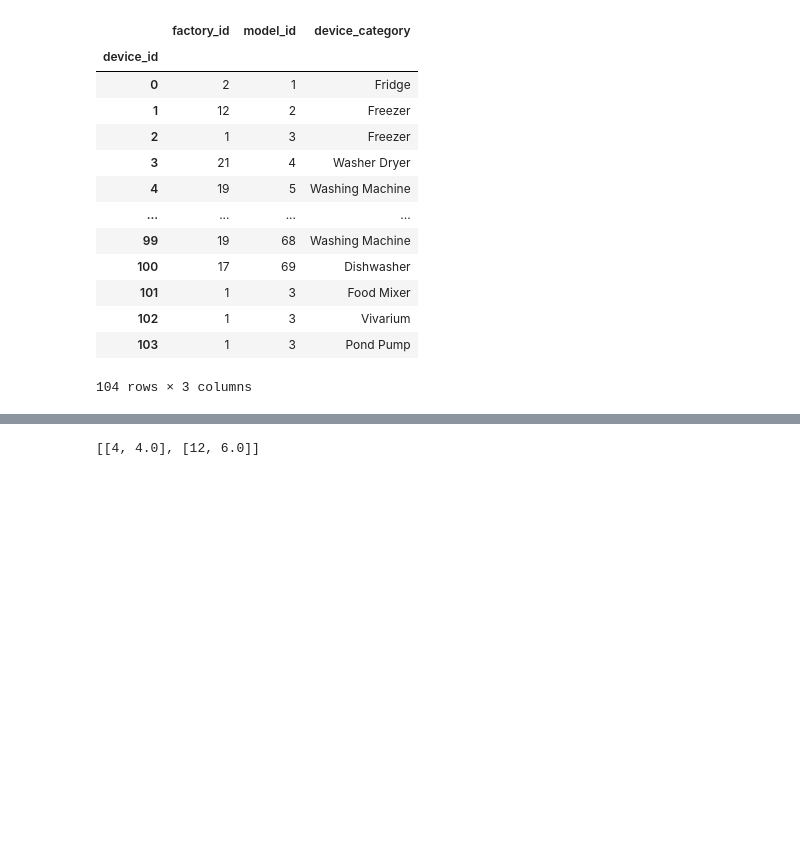
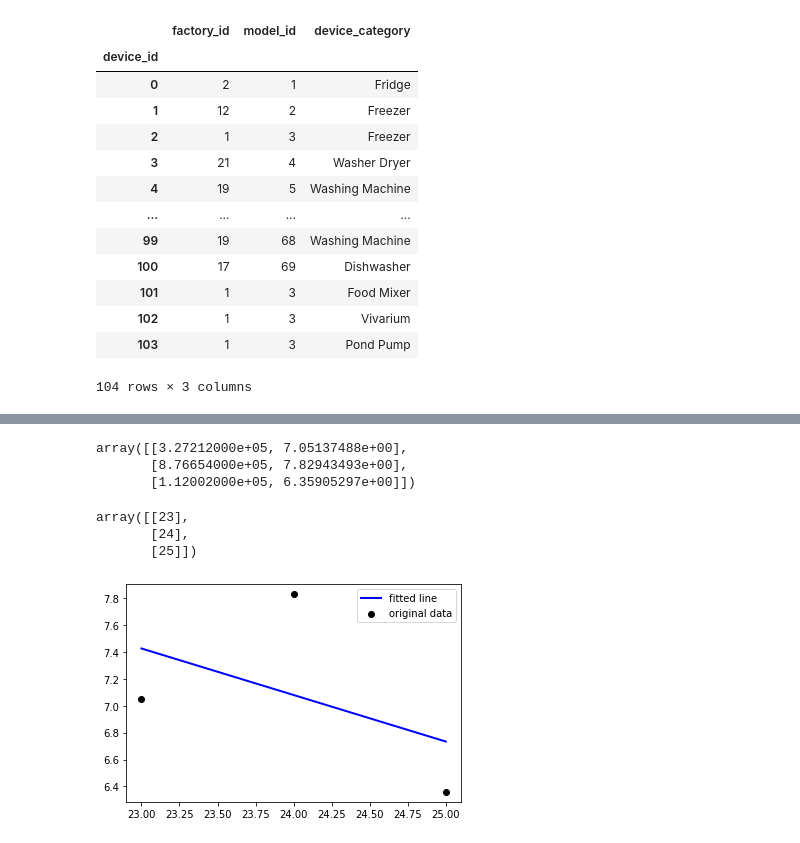
Before and after one commit to wkula/ADB_project, a Jupyter notebook: Data_insert.ipynb, the cells around one changed output, grey strips where cells are left out. Cells and saved outputs as stored; diff of their text form; code cells hidden in the pictures; blank space fills up the shorter version.

Commit message:
Visualization based on database data

```diff
--- a/Data_insert.ipynb
+++ b/Data_insert.ipynb
@@ -608,25 +667,46 @@ date_diff.reshape(-1, 1)
+# %%
+begin_date = session.query(func.min(Data.timestamp))\
+    .filter((Data.meter_sensor_id == MeterSensor.meter_sensor_id) &\
+            (MeterSensor.home_id == 1))
+begin_date = begin_date.all()[0][0]
+
+end_date = session.query(func.max(Data.timestamp))\
+    .filter((Data.meter_sensor_id == MeterSensor.meter_sensor_id) &\
+            (MeterSensor.home_id == 1))
+end_date = end_date.all()[0][0]
+
+numdays = (end_date.date() - begin_date.date()).days + 1
+
+daily_stats = np.array(selectManyDailyStatsFromHome(begin_date.strftime('%Y-%m-%d') ,end_date.strftime('%Y-%m-%d'),1))
+daily_stats
+# %% [output]
+array([[3.27212000e+05, 7.05137488e+00],
+       [8.76654000e+05, 7.82943493e+00],
+       [1.12002000e+05, 6.35905297e+00]])
+# %%
+date_list = [begin_date + datetime.timedelta(days=x) for x in range(numdays)]
+
+start_date = datetime.datetime(2013,9,16) #Earliest data in db - 2013-09-17 22:08:11.000000
+
+date_diff = [(date - start_date).days for date in date_list]
+date_diff = np.array(date_diff)
+# %% [output]
+array([[23],
+       [24],
+       [25]])
 # %%
-from sklearn import linear_model
-# slope, intercept, r_value, p_value, std_err = scipy.stats.linregress(Dev1_sum['Time'], Dev1_sum['Appliance3'])
 regr = linear_model.LinearRegression()
 
-regr.fit(date_diff.reshape(-1, 1), Dev1_sum['Appliance3'])
+regr.fit(date_diff.reshape(-1, 1), daily_stats[:,1])
 Y_predicted = regr.predict(date_diff.reshape(-1, 1))
 
 # Plot outputs
-plt.scatter(date_diff, Dev1_sum['Appliance3'],  color='black', label='original data')
-plt.plot(date_diff, Y_predicted, color='blue', linewidth=3, label='fitted line')
+plt.scatter(date_diff, daily_stats[:,1],  color='black', label='original data')
+plt.plot(date_diff, Y_predicted, color='blue', linewidth=2, label='fitted line')
 
-# plt.plot(date_diff, Dev1_sum['Appliance3'], 'o', label='original data')
-
-# plt.plot(Dev1_sum['Time'], intercept + slope*Dev1_sum['Time'], 'r', label='fitted line')
 
 plt.legend()
 
 plt.show()
+# %% [output]
+[figure, added]
-# %%
-
-
-selectManyDailyStatsFromHome('2020-08-08','2020-08-09',18)
-# %% [output]
-[[4, 4.0], [12, 6.0]]
```
Also changed, not shown: parts of 20 cells of this notebook.
